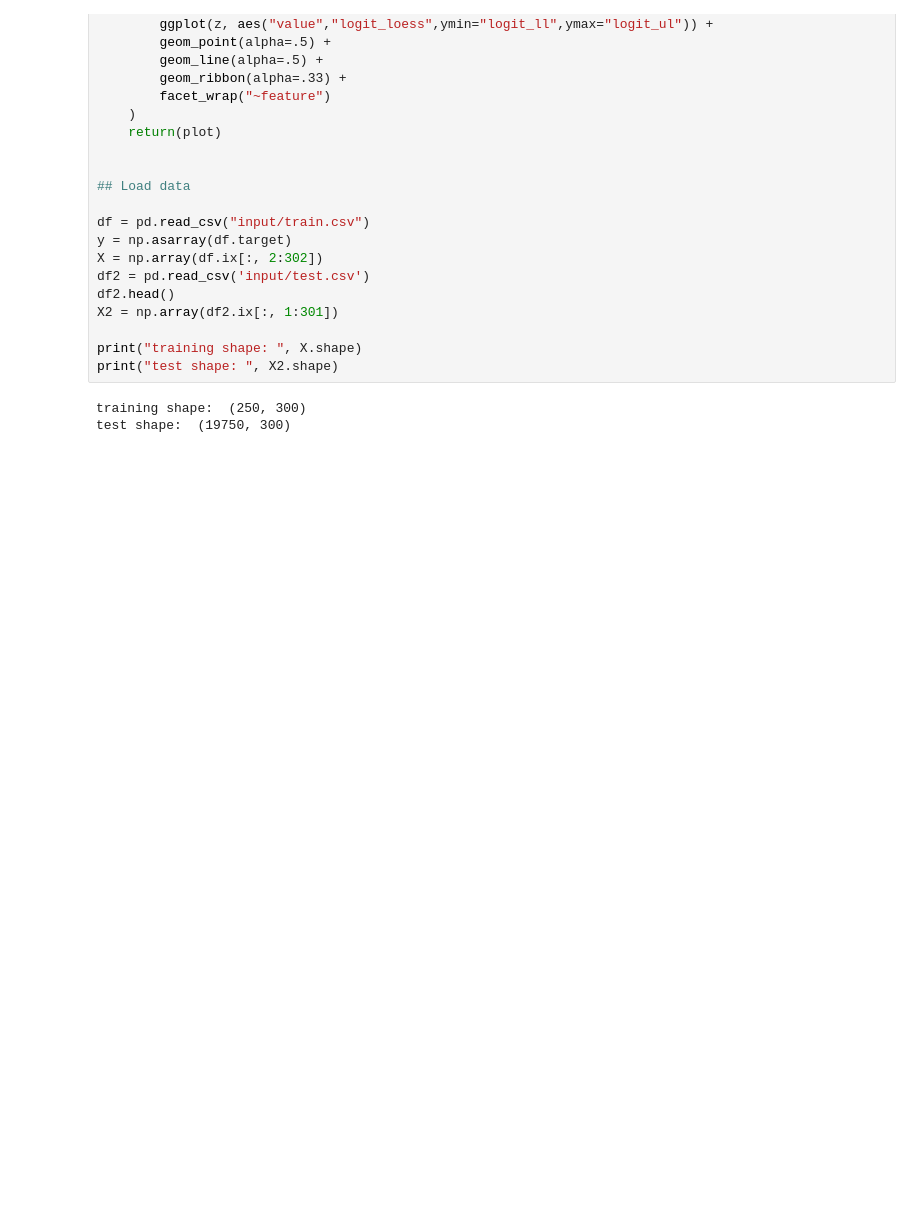
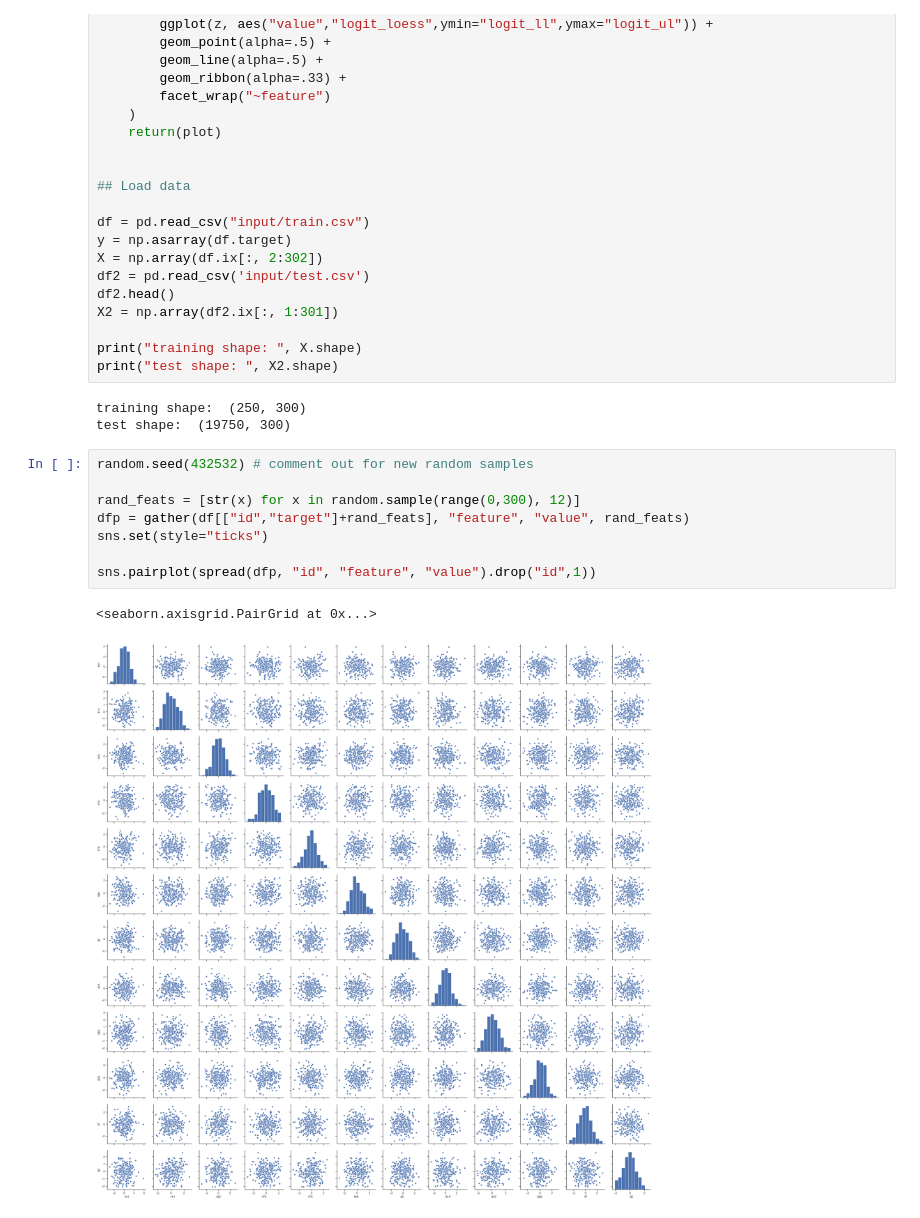
Before and after one commit to DaikiOnodera/Kaggle_test, a Jupyter notebook: Dont_overfit_two/test.ipynb, the cells around one changed output. Cells and saved outputs as stored; diff of their text form; blank space fills up the shorter version.

```diff
--- a/Dont_overfit_two/test.ipynb
+++ b/Dont_overfit_two/test.ipynb
@@ -104,3 +104,14 @@ print("test shape: ", X2.shape)
 # %% [output]
 training shape:  (250, 300)
 test shape:  (19750, 300)
+# %%
+random.seed(432532) # comment out for new random samples
+
+rand_feats = [str(x) for x in random.sample(range(0,300), 12)]
+dfp = gather(df[["id","target"]+rand_feats], "feature", "value", rand_feats)
+sns.set(style="ticks")
+
+sns.pairplot(spread(dfp, "id", "feature", "value").drop("id",1))
+# %% [output]
+<seaborn.axisgrid.PairGrid at 0x...>
+[figure, added]
```
